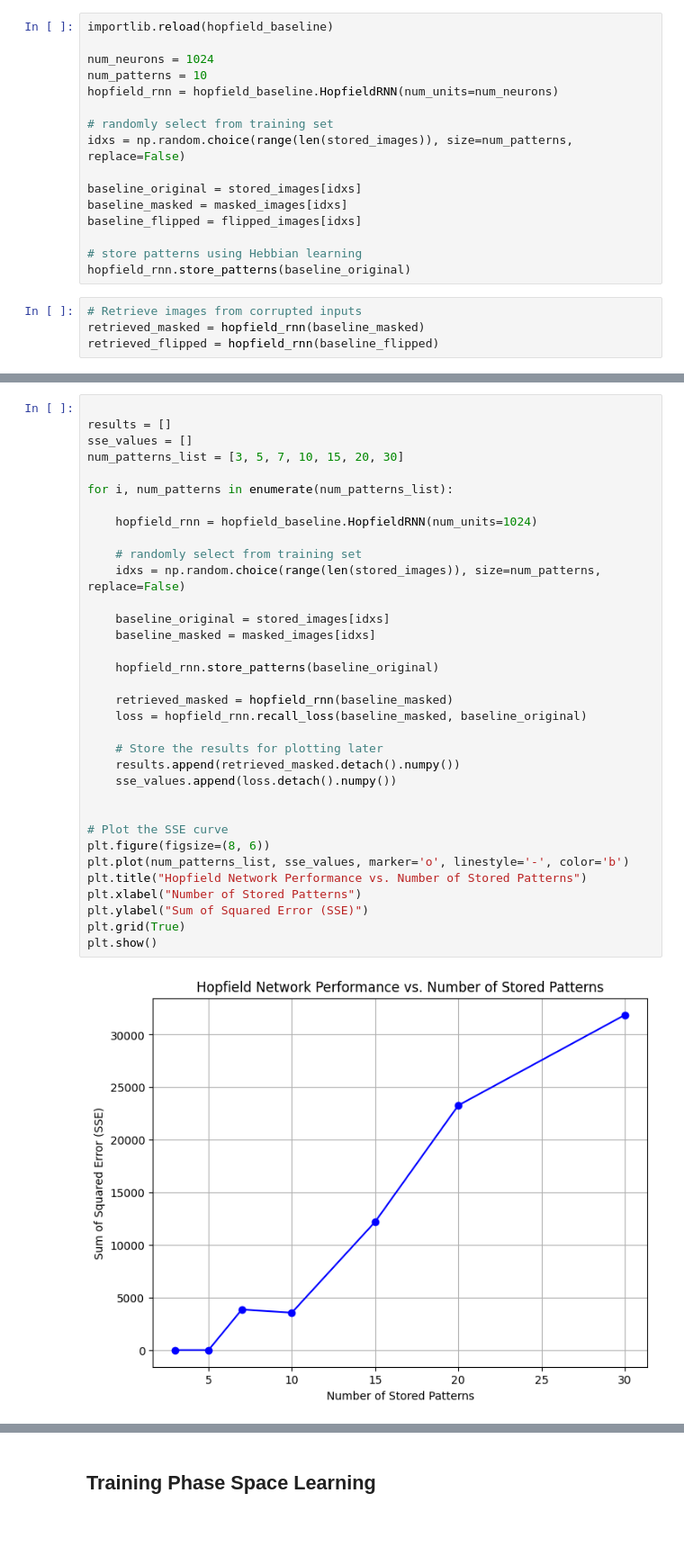
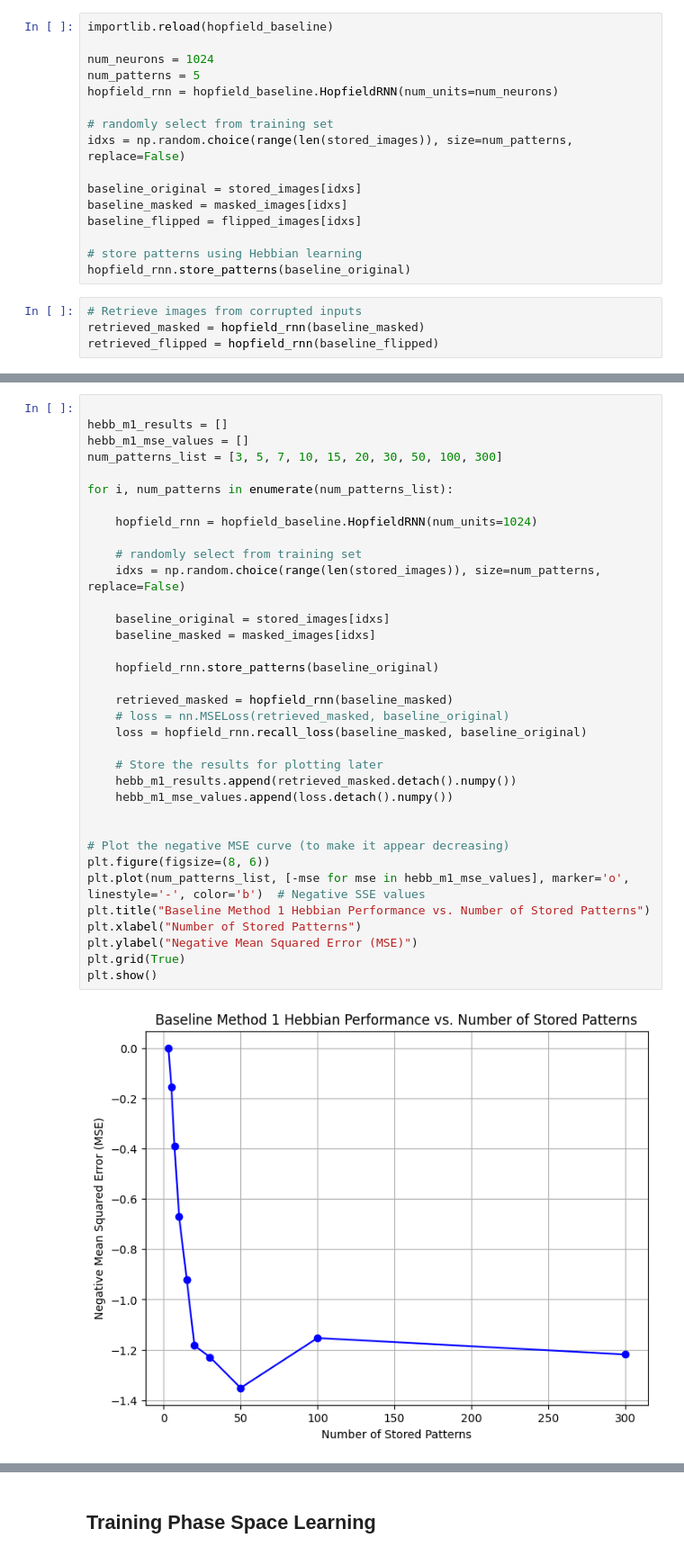
Before and after one commit to chenpy2000/Hopfield, a Jupyter notebook: visualize.ipynb, the cells around one changed output, grey strips where cells are left out. Shown at 90% size. Cells and saved outputs as stored; diff of their text form; blank space fills up the shorter version.

Commit message:
Added plotting for all of baseline models

```diff
--- a/visualize.ipynb
+++ b/visualize.ipynb
@@ -160,7 +187,7 @@ flipped_images = torch.tensor(flipped_images, dtype=torch.float32)
 importlib.reload(hopfield_baseline)
 
 num_neurons = 1024
-num_patterns = 10
+num_patterns = 5
 hopfield_rnn = hopfield_baseline.HopfieldRNN(num_units=num_neurons)
 
 # randomly select from training set
@@ -297,36 +324,37 @@ plt.show()
 # %%
 
-results = []
-sse_values = []
-num_patterns_list = [3, 5, 7, 10, 15, 20, 30]
+hebb_m1_results = []
+hebb_m1_mse_values = []
+num_patterns_list = [3, 5, 7, 10, 15, 20, 30, 50, 100, 300]
 
 for i, num_patterns in enumerate(num_patterns_list):
 
     hopfield_rnn = hopfield_baseline.HopfieldRNN(num_units=1024)
 
     # randomly select from training set
     idxs = np.random.choice(range(len(stored_images)), size=num_patterns, replace=False)
 
     baseline_original = stored_images[idxs]
     baseline_masked = masked_images[idxs]
 
     hopfield_rnn.store_patterns(baseline_original)
 
     retrieved_masked = hopfield_rnn(baseline_masked)
+    # loss = nn.MSELoss(retrieved_masked, baseline_original)
     loss = hopfield_rnn.recall_loss(baseline_masked, baseline_original)
 
     # Store the results for plotting later
-    results.append(retrieved_masked.detach().numpy())
-    sse_values.append(loss.detach().numpy())
+    hebb_m1_results.append(retrieved_masked.detach().numpy())
+    hebb_m1_mse_values.append(loss.detach().numpy())
 
 
-# Plot the SSE curve
+# Plot the negative MSE curve (to make it appear decreasing)
 plt.figure(figsize=(8, 6))
-plt.plot(num_patterns_list, sse_values, marker='o', linestyle='-', color='b')
-plt.title("Hopfield Network Performance vs. Number of Stored Patterns")
+plt.plot(num_patterns_list, [-mse for mse in hebb_m1_mse_values], marker='o', linestyle='-', color='b')  # Negative SSE values
+plt.title("Baseline Method 1 Hebbian Performance vs. Number of Stored Patterns")
 plt.xlabel("Number of Stored Patterns")
-plt.ylabel("Sum of Squared Error (SSE)")
+plt.ylabel("Negative Mean Squared Error (MSE)")
 plt.grid(True)
 plt.show()
 # %% [output]
-[figure, old version]
+[figure, new version]
```
Also changed, not shown: parts of 39 cells of this notebook, 3 other files.
